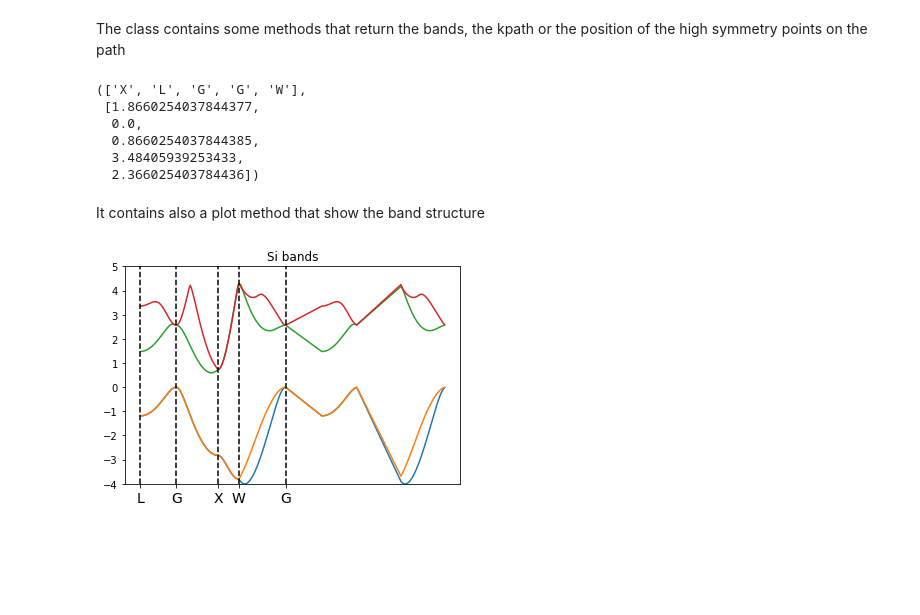
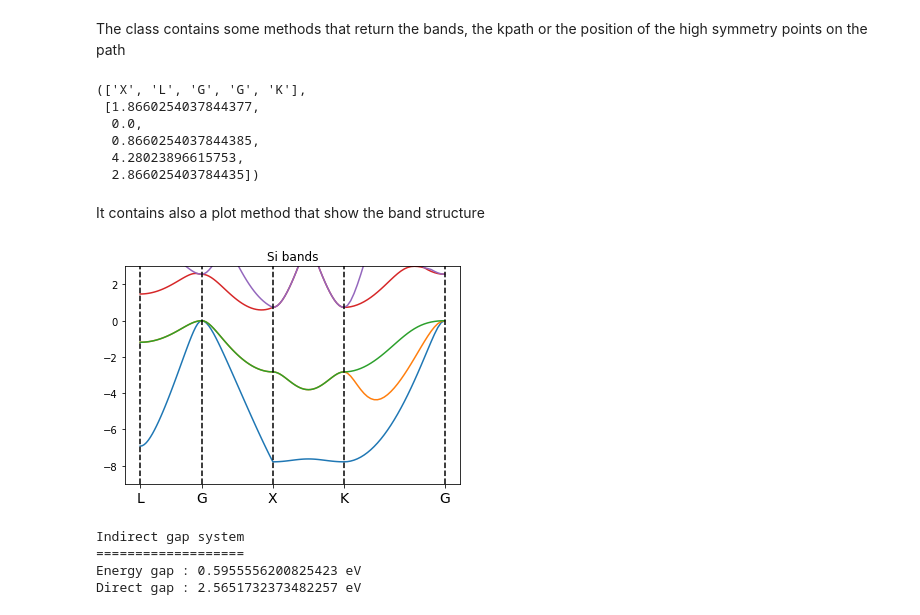
Before and after one commit to marcodalessandro76/MPPI, a Jupyter notebook: sphinx_source/tutorials/Pw_BandStructure.ipynb, the cells around one changed output. Drawn from its saved outputs; the diff is of its cells as text; code cells hidden in the pictures; blank space fills up the shorter version.

```diff
--- a/sphinx_source/tutorials/Pw_BandStructure.ipynb
+++ b/sphinx_source/tutorials/Pw_BandStructure.ipynb
@@ -172,17 +133,18 @@ To define the path we write the coordinates of the high symmetry points (using t
 pw) and we make usage of the function build_kpath
 # %%
 G = [0.,0.,0.]
-X = [1.,0.,0.]
+X = [0.,0.,1.]
 L = [0.5,0.5,0.5]
 W = [1.0,0.5,0.]
-K = [0.75,0.75,0.]
+K = [0.,1.,1.]
 
 # useful to label the high-sym point on the path
-high_sym = {'X':X,'L':L,'G':G,'W':W}
+high_sym = {'X':X,'L':L,'G':G,'K':K,'W':W}
 # %%
 from mppi import Utilities as U
 # %%
-klist = U.build_kpath(L,G,X,W,G,numstep=30)
+klist = U.build_kpath(L,G,X,K,G,numstep=30)
+#klist = U.build_kpath(L,G,Xu,B,numstep=30)
 klist
 # %% [output]
 [[0.5, 0.5, 0.5, 30],
@@ -192,9 +154,9 @@ klist
  [0.0, 0.0, 0.0, 0]]
 # %%
-inp.set_nscf(8)
+inp.set_bands(8)
 inp.set_prefix(bands_prefix)
 inp.set_kpoints(type='tpiba_b',path=klist)
 #inp
 # %%
-results = code.run(input=inp,run_dir=run_dir,name='bands',source_dir=os.path.join(run_dir,scf_prefix)+'.save')
+results = code.run(input=inp,run_dir=run_dir,name=bands_prefix,source_dir=os.path.join(run_dir,scf_prefix)+'.save')
 # %% [output]
@@ -210,12 +172,12 @@ The class contains some methods that return the bands, the kpath or the position
 # %%
 bands.get_high_sym_positions()
 # %% [output]
-(['X', 'L', 'G', 'G', 'W'],
+(['X', 'L', 'G', 'G', 'K'],
  [1.8660254037844377,
   0.0,
   0.8660254037844385,
-  3.48405939253433,
-  2.366025403784436])
+  4.28023896615753,
+  2.866025403784435])
 # %% [markdown]
 It contains also a plot method that show the band structure
 # %%
@@ -223,7 +185,11 @@ import matplotlib.pyplot as plt
 # %%
 %matplotlib inline
 plt.title('Si bands')
-plt.ylim(-4,5)
-bands.plot(plt,selection=[2,3,4,5],convert_eV=True)
+plt.ylim(-9,3)
+bands.plot(plt,selection=[1,2,3,4,5],convert_eV=True)
 # %% [output]
-[figure, old version]
+[figure, new version]
+Indirect gap system
+===================
+Energy gap : 0.5955556200825423 eV
+Direct gap : 2.5651732373482257 eV
```
Also changed, not shown: parts of 12 cells of this notebook, 12 other files.
